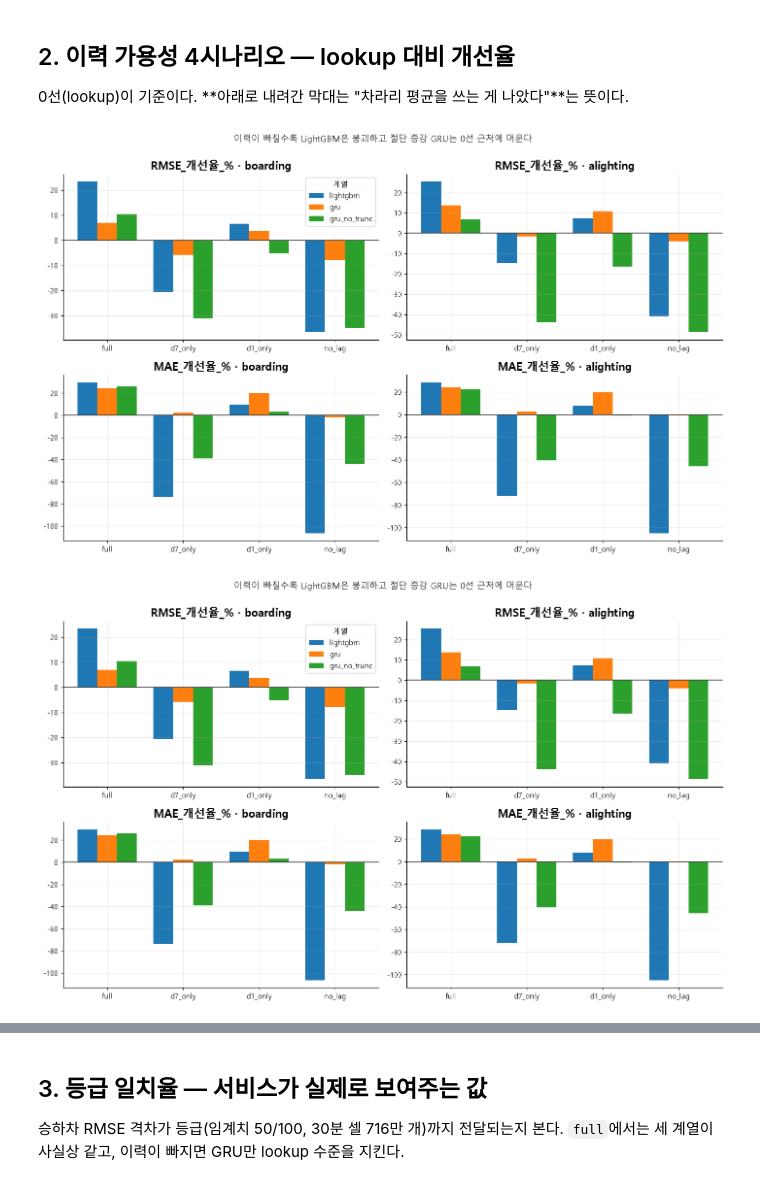
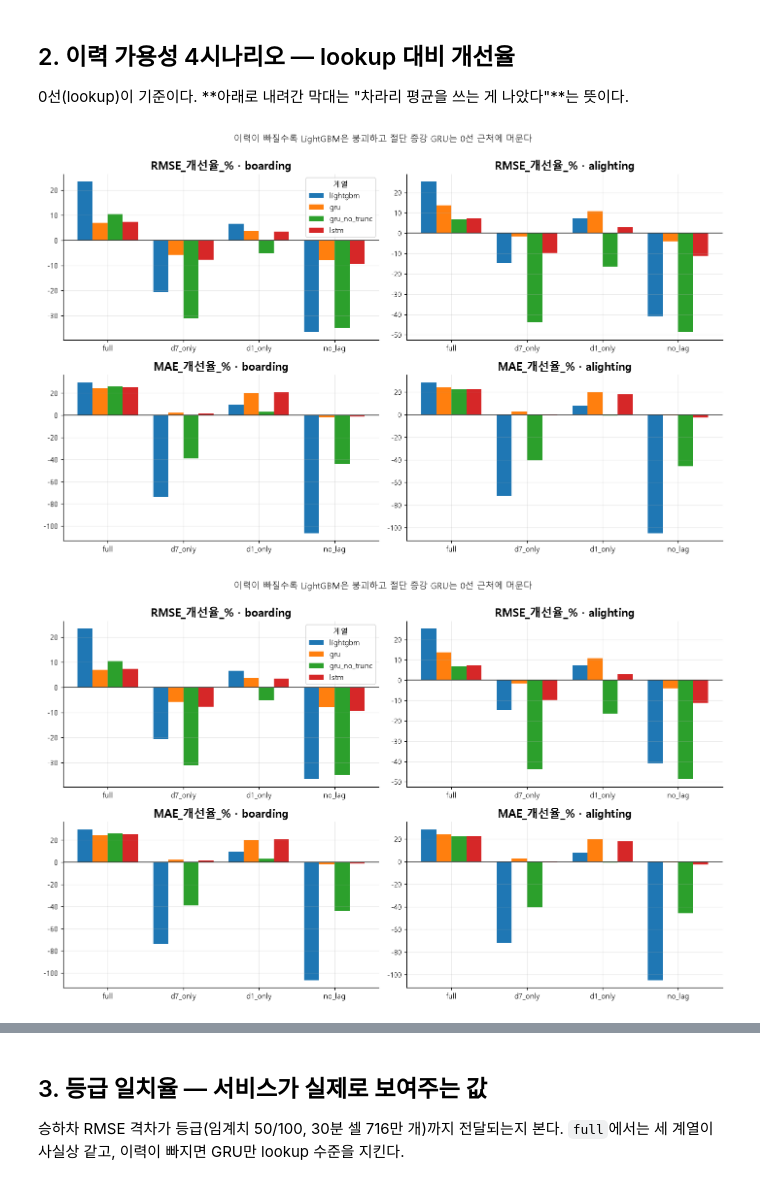
Before and after one commit to Bunsan-Vacance/SUMGIL, a Jupyter notebook: AI/validation/CROWD/dl-resid-check/dl_resid_check.ipynb, the cells around one changed output, grey strips where cells are left out. Cells and saved outputs as stored; diff of their text form; code cells hidden in the pictures.

```diff
--- a/AI/validation/CROWD/dl-resid-check/dl_resid_check.ipynb
+++ b/AI/validation/CROWD/dl-resid-check/dl_resid_check.ipynb
@@ -27,16 +27,17 @@ figstyle.apply(inline=True)
 
 GRU = AI_ROOT / "models/CROWD/dl_gru_s14_20260914-0949"
 GRU_NT = AI_ROOT / "models/CROWD/dl_gru_s14_notrunc_20260914-0950"
+LSTM = AI_ROOT / "models/CROWD/dl_lstm_s14_20260914-1236"
 VAL = AI_ROOT / "data" / "CROWD" / "interim" / "validation"
 
 metrics = pd.read_parquet(VAL / "dl_resid_metrics.parquet")
 grades = pd.DataFrame(json.loads((VAL / "dl_resid_grades.json").read_text(encoding="utf-8")))
 timing = json.loads((VAL / "dl_resid_timing.json").read_text(encoding="utf-8"))
-meta = {p.name: json.loads((p / "meta.json").read_text(encoding="utf-8")) for p in (GRU, GRU_NT)}
-history = {p.name: pd.DataFrame(json.loads((p / "history.json").read_text(encoding="utf-8"))) for p in (GRU, GRU_NT)}
+meta = {p.name: json.loads((p / "meta.json").read_text(encoding="utf-8")) for p in (GRU, GRU_NT, LSTM)}
+history = {p.name: pd.DataFrame(json.loads((p / "history.json").read_text(encoding="utf-8"))) for p in (GRU, GRU_NT, LSTM)}
 
 SCEN = ["full", "d7_only", "d1_only", "no_lag"]
-SERIES = ["lightgbm", "gru", "gru_no_trunc"]
+SERIES = ["lightgbm", "gru", "gru_no_trunc", "lstm"]
 print(f"지표 {len(metrics):,}행 · 평가 행 {metrics['n'].max():,} · 하루치 CPU 추론 {timing['seconds']}s")
 pd.DataFrame(
     [{"아티팩트": k, "증강": v["truncation"], "장치": v["device"], "epochs_run": v["epochs_run"],
@@ -55,7 +57,7 @@ pd.DataFrame(
 둘을 같이 봐야 "증강이 무엇을 바꿨는지"가 보인다 — full은 거의 그대로고 절단 쪽만 갈린다.
 # %%
 fig, axes = plt.subplots(1, 2, figsize=(13, 4.5), sharey=True)
-for ax, (name, h) in zip(axes, history.items()):
+for ax, (name, h) in zip(axes, list(history.items())[:2]):
     ax.plot(h["epoch"], h["train_loss"], label="train", lw=2)
     ax.plot(h["epoch"], h["valid_loss"], label="valid (full 이력)", lw=2)
     ax.plot(h["epoch"], h["valid_loss_trunc"], label="valid (절단 혼합)", lw=2, ls="--")
@@ -80,29 +82,29 @@ fig
 # %%
 tot = metrics[metrics["axis"] == "전체"]
 
 def bars(metric, ax, target):
     piv = tot[tot["target"] == target].pivot_table(index="scenario", columns="series", values=metric)
     piv = piv.reindex(index=SCEN, columns=SERIES)
     x = np.arange(len(SCEN))
-    w = 0.26
+    w = 0.2
     for i, s in enumerate(SERIES):
-        ax.bar(x + (i - 1) * w, piv[s], w, label=s)
+        ax.bar(x + (i - 1.5) * w, piv[s], w, label=s)
     ax.axhline(0, color="0.2", lw=1)
     ax.set_xticks(x, SCEN)
     ax.set_title(f"{metric} · {target}")
     return piv
 
 fig, axes = plt.subplots(2, 2, figsize=(13, 8))
 for row, metric in enumerate(["RMSE_개선율_%", "MAE_개선율_%"]):
     for col, target in enumerate(["boarding", "alighting"]):
         bars(metric, axes[row][col], target)
 axes[0][0].legend(title="계열")
 fig.suptitle("이력이 빠질수록 LightGBM은 붕괴하고 절단 증강 GRU는 0선 근처에 머문다", y=1.0)
 fig.tight_layout()
 fig
 # %% [output]
-[figure, old version]
+[figure, new version]
-[figure, old version]
+[figure, new version]
 # %%
 tot[tot["target"] == "boarding"].pivot_table(
     index="series", columns="scenario", values=["RMSE_개선율_%", "MAE_개선율_%", "rmse", "mae"]
```
Also changed, not shown: parts of 6 cells of this notebook, 4 other files.
